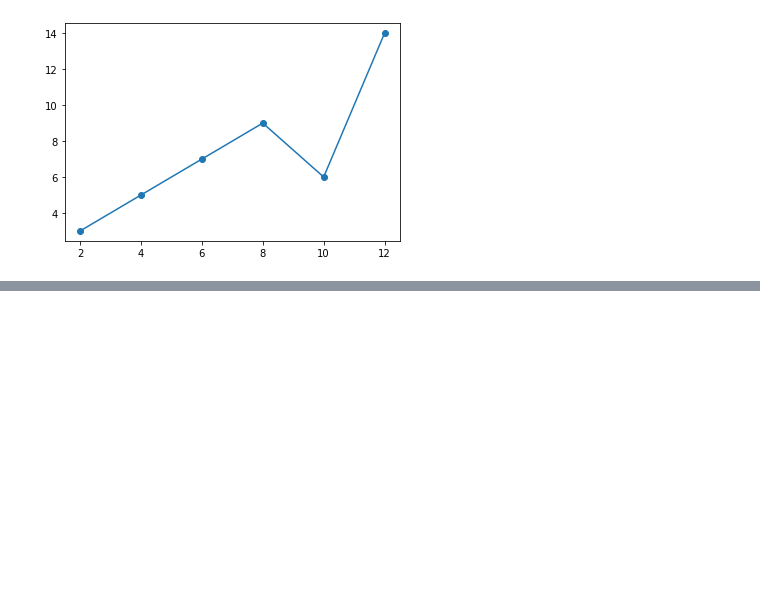
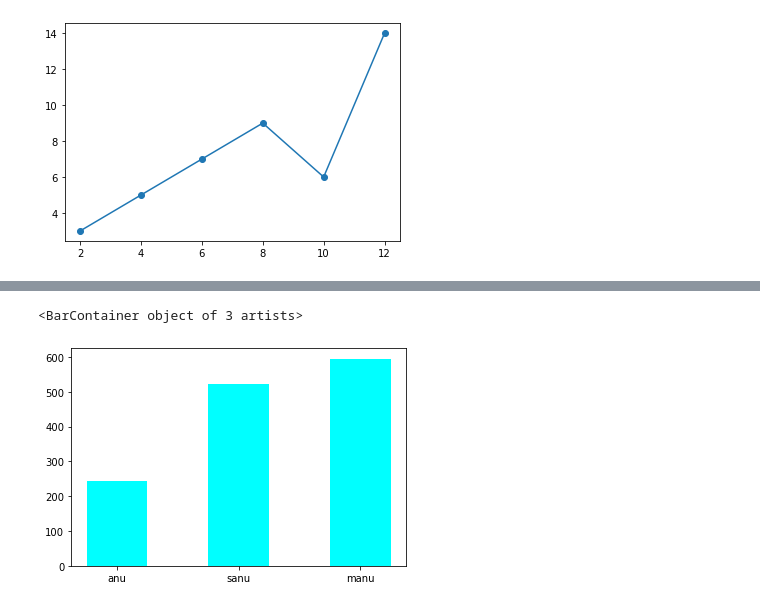
Before and after one commit to AswathiManoj0/S3, a Jupyter notebook: DATASCIENCE/graph.py.ipynb, the cells around one changed output, grey strips where cells are left out. Drawn from its saved outputs; the diff is of its cells as text; code cells hidden in the pictures; blank space fills up the shorter version.

```diff
--- a/DATASCIENCE/graph.py.ipynb
+++ b/DATASCIENCE/graph.py.ipynb
@@ -36,0 +51,9 @@ plt.show()
+# %%
+import numpy as np
+import matplotlib.pyplot as plt
+x=np.array(["anu","sanu","manu"])
+y=np.array([243,523,595])
+plt.bar(x,y,color="cyan",width=0.5)
+# %% [output]
+<BarContainer object of 3 artists>
+[figure, added]
```
Also changed, not shown: parts of 2 cells of this notebook.
